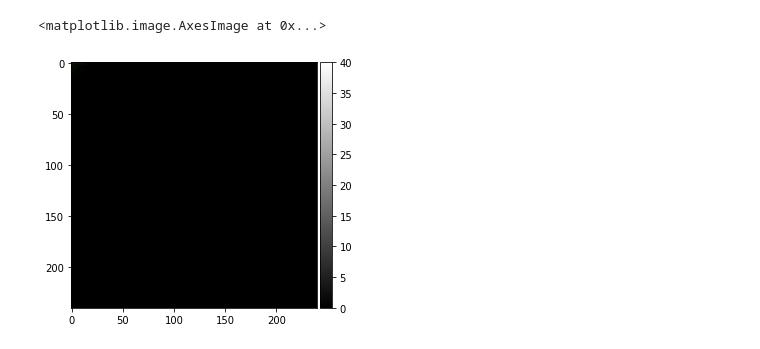
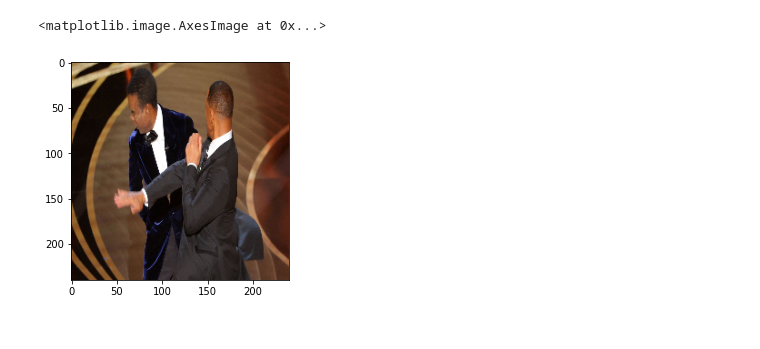
Before and after one commit to viniciusmwen/Computacional, a Jupyter notebook: Atividade-05/testeQ2.ipynb, the cells around one changed output. Cells and saved outputs as stored; diff of their text form; code cells hidden in the pictures.

Commit message:
funções não lineares + testes

```diff
--- a/Atividade-05/testeQ2.ipynb
+++ b/Atividade-05/testeQ2.ipynb
@@ -79,6 +15,8 @@ array([[[ 91, 116,  99],
-# %%
-minimo = nao_linear(teste, 3, 3, 'd')
-imshow(minimo, cmap='gray')
-# %% [output]
-<matplotlib.image.AxesImage at 0x...>
-[figure, removed]
+# %%
+imagem2 = cv2.imread("will.jpg")
+imagem2 = cv2.cvtColor(imagem2, cv2.COLOR_BGR2RGB)
+imagem2Red = cv2.resize(imagem2, (240, 240))
+plt.imshow(imagem2Red)
+# %% [output]
+<matplotlib.image.AxesImage at 0x...>
+[figure, added]
```
Also changed, not shown: parts of 17 cells of this notebook, 2 other files.
